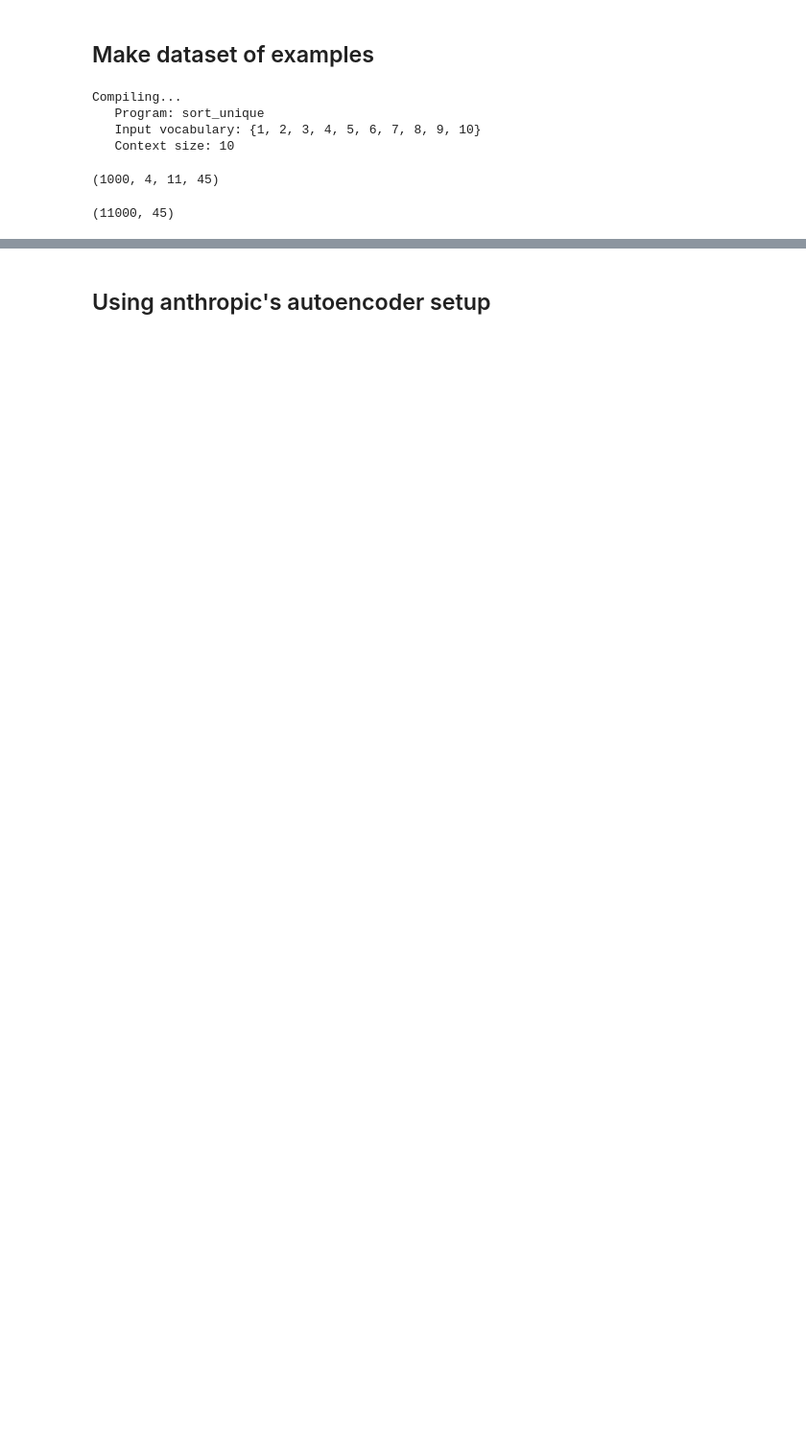
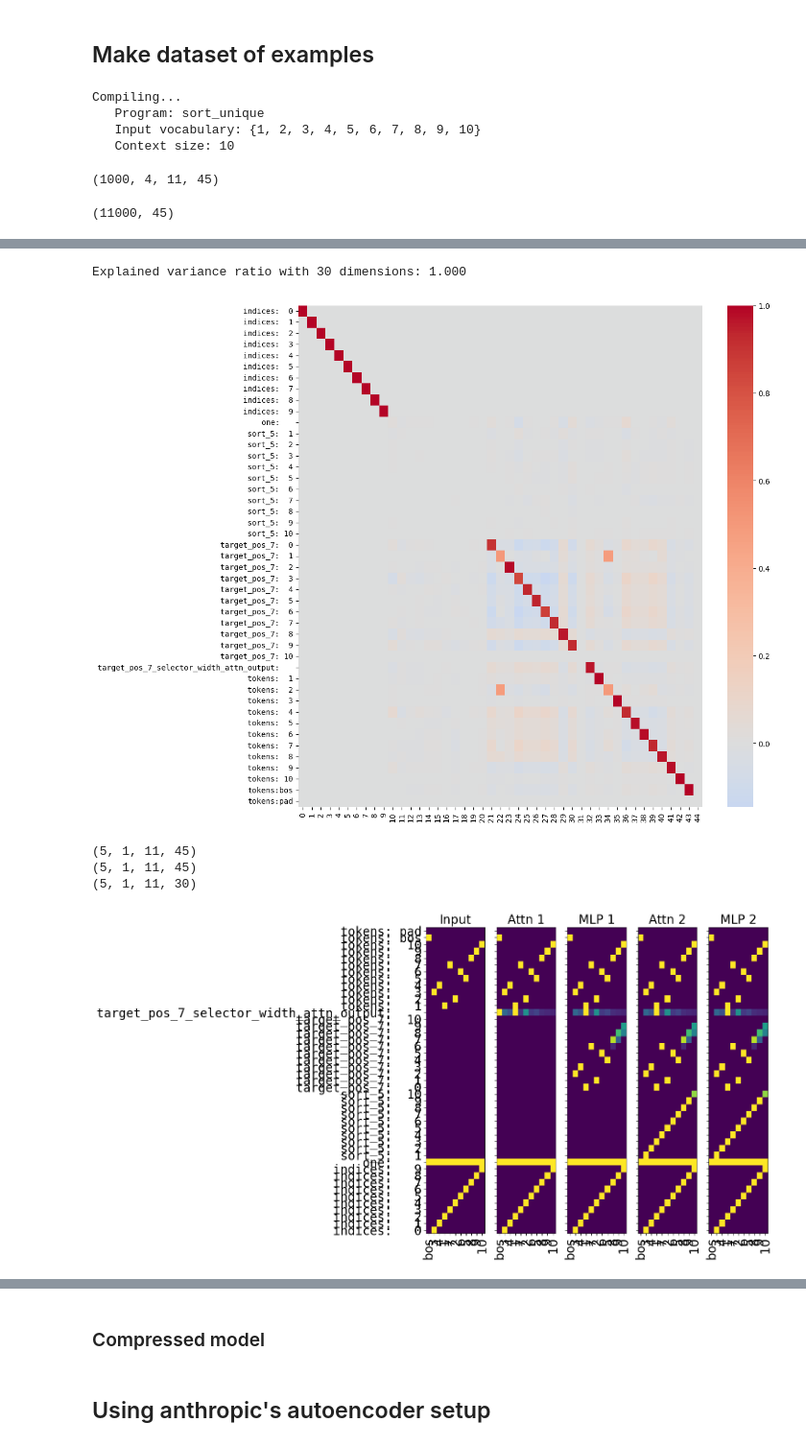
Before and after one commit to 0amp/feature_recovery, a Jupyter notebook: tracr/examples/ae_on_tracr.ipynb, the cells around one changed output, grey strips where cells are left out. Shown at 96% size. Saved outputs shown, nothing was run; the diff lists cells and outputs as text; code cells hidden in the pictures; blank space fills up the shorter version.

```diff
--- a/tracr/examples/ae_on_tracr.ipynb
+++ b/tracr/examples/ae_on_tracr.ipynb
@@ -71,11 +71,16 @@ def plot_computation_trace(model,
     plt.title(title, fontsize=20)
 
 
-def plot_residuals_and_input(model, inputs, figsize=(12, 9)):
+def plot_residuals_and_input(model, inputs, figsize=(12, 9), pca=None):
   """Applies model to inputs, and plots the residual stream at each layer."""
   model_out = model.apply(inputs)
   residuals = np.concatenate([model_out.input_embeddings[None, ...],
                               model_out.residuals], axis=0)
+  print(residuals.shape)
+  if pca is not None:
+    old = residuals.shape[:-1]
+    residuals = pca.transform(residuals.reshape(-1, residuals.shape[-1])).reshape(old + (-1,))
+    print(residuals.shape)
   plot_computation_trace(
       model=model,
       input_labels=inputs,
@@ -397,0 +461,49 @@ plt.show()
+# %%
+from sklearn.decomposition import PCA
+
+pre_pca = residuals[:,1].reshape(-1, residuals.shape[-1])
+
+# for dim in range(1, pre_pca.shape[-1]):
+#     pca = PCA(n_components=dim, random_state=0, svd_solver='full', whiten=False)
+#     pca.fit(pre_pca)
+#     print(f"Explained variance ratio with {dim} dimensions: {pca.explained_variance_ratio_.sum():.3f}")
+
+dim = 30
+pca = PCA(n_components=dim, random_state=0, svd_solver='full', whiten=False)
+pca.fit(pre_pca)
+print(f"Explained variance ratio with {dim} dimensions: {pca.explained_variance_ratio_.sum():.3f}")
+
+pca_W = torch.tensor(pca.components_.T, dtype=torch.float32)
+pca_b = torch.tensor(pca.mean_, dtype=torch.float32)
+
+plt.figure(figsize=(12,12))
+sns.heatmap(pca_W @ pca_W.T, cmap='coolwarm', center=0)
+plt.yticks(
+    np.arange(len(assembled_model.residual_labels))+0.5,
+    [tidy_label(l, value_width=value_width)
+        for l in assembled_model.residual_labels],
+    family='monospace',
+    fontsize=10, rotation=0)
+
+plt.show()
+
+plot_residuals_and_input(
+  model=assembled_model,
+  inputs=["bos", 3, 4, 1, 7, 2, 6, 5, 8, 9, 10],
+  figsize=(10, 9),
+  pca = None,
+)
+
+plot_residuals_and_input(
+  model=assembled_model,
+  inputs=["bos", 3, 4, 1, 7, 2, 6, 5, 8, 9, 10],
+  figsize=(10, 9),
+  pca = pca,
+)
+# %% [output]
+Explained variance ratio with 30 dimensions: 1.000
+[figure, added]
+(5, 1, 11, 45)
+(5, 1, 11, 45)
+(5, 1, 11, 30)
+[figure, added]
@@ -397,0 +511,2 @@ plt.show()
+# %% [markdown]
+### Compressed model
```
Also changed, not shown: parts of 14 cells of this notebook.
